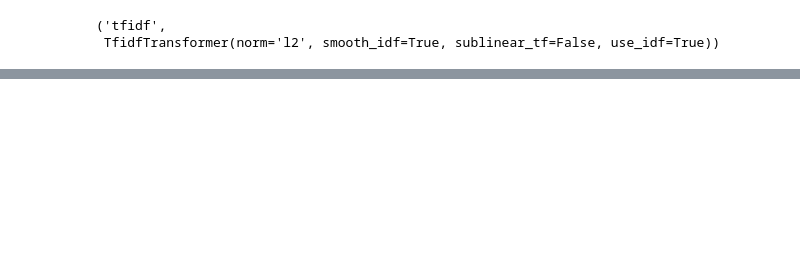
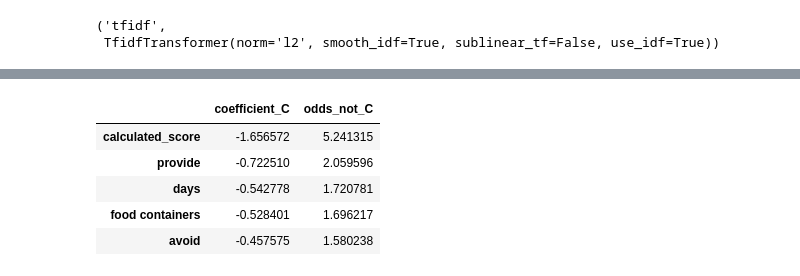
Before and after one commit to BLGreenspan/Capstone, a Jupyter notebook: Capstone Code.ipynb, the cells around one changed output, grey strips where cells are left out. Drawn from its saved outputs; the diff is of its cells as text; code cells hidden in the pictures; blank space fills up the shorter version.

```diff
--- a/Capstone Code.ipynb
+++ b/Capstone Code.ipynb
@@ -874,0 +919,13 @@ coef_df.rename(columns={0 : 'A',
+# %%
+neg_coef_C = pd.DataFrame((coef_df['coefficient_C'].sort_values().head()))
+
+neg_coef_C['odds_not_C'] = np.exp(abs(neg_coef_C))
+
+neg_coef_C
+# %% [output]
+|  | coefficient_C | odds_not_C |
+| calculated_score | -1.656572 | 5.241315 |
+| provide | -0.722510 | 2.059596 |
+| days | -0.542778 | 1.720781 |
+| food containers | -0.528401 | 1.696217 |
+| avoid | -0.457575 | 1.580238 |
```
Also changed, not shown: parts of 53 cells of this notebook.
